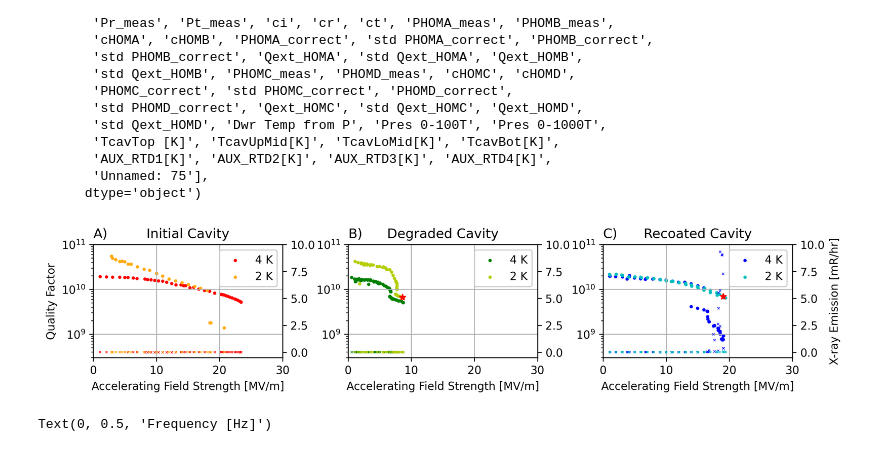
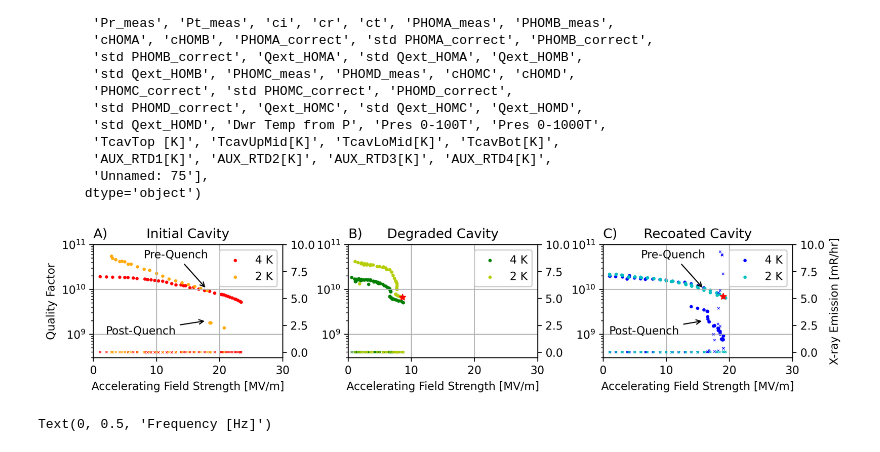
Before and after one commit to EricViklund/recoating, a Jupyter notebook: main.ipynb, the cells around one changed output. Saved outputs shown, nothing was run; the diff lists cells and outputs as text; code cells hidden in the pictures.

```diff
--- a/main.ipynb
+++ b/main.ipynb
@@ -116,34 +116,41 @@ ax[0].scatter(Data['Eacc'][round(Data['Dwr Temp from P'],0)==4],Data['Qo'][round
 ax_rad = ax[0].twinx()
 
 ax_rad.scatter(Data['Eacc'][round(Data['Dwr Temp from P'],0)==4],Data['RadTop [mR/hr]'][round(Data['Dwr Temp from P'],0)==4],c='r',marker='x',label='4 K recoated X-ray')
 
 
 Data = pd.read_csv('data/CBMM-D_2020-01-30_14-29.txt',delimiter='\t')
 
 ax[0].scatter(Data['Eacc'][round(Data['TcavBot[K]'],0)==2],Data['Qo'][round(Data['TcavBot[K]'],0)==2],c='xkcd:yellowish orange',marker='o',label='2 K')
 
 
 ax_rad.scatter(Data['Eacc'][round(Data['TcavBot[K]'],0)==2],Data['RadTop [mR/hr]'][round(Data['TcavBot[K]'],0)==2],c='xkcd:yellowish orange',marker='x',label='2 K recoated X-ray')
 
 ax_rad.set_ylim(-0.5,10)
 
 ax[0].legend(loc='upper right',fancybox=True, framealpha=1)
 ax[0].set_title("Initial Cavity")
 ax[0].set_title("A)",loc='left')
 
 ax[0].set_xlabel('Accelerating Field Strength [MV/m]')
 ax[0].set_ylabel('Quality Factor')
 
 ax[0].set_yscale('log')
 ax[0].set_xlim(0,30)
 ax[0].set_ylim(3e8,1e11)
 ax[0].grid('both')
 
+ax[2].annotate("Pre-Quench",xy=(16,1e10),xytext=(6,5e10),arrowprops=dict(arrowstyle="->",facecolor='black'))
+ax[2].annotate("Post-Quench",xy=(16,2e9),xytext=(1,1e9),arrowprops=dict(arrowstyle="->",facecolor='black'))
+
+ax[0].annotate("Pre-Quench",xy=(18,1e10),xytext=(8,5e10),arrowprops=dict(arrowstyle="->",facecolor='black'))
+ax[0].annotate("Post-Quench",xy=(18,2e9),xytext=(2,1e9),arrowprops=dict(arrowstyle="->",facecolor='black'))
+
+
 fig.tight_layout()
 
 fig.savefig('paper/figures/VTS.png')
 # %% [output]
-[figure, old version]
+[figure, new version]
 # %%
 
 
```
Also changed, not shown: 20 other files.
